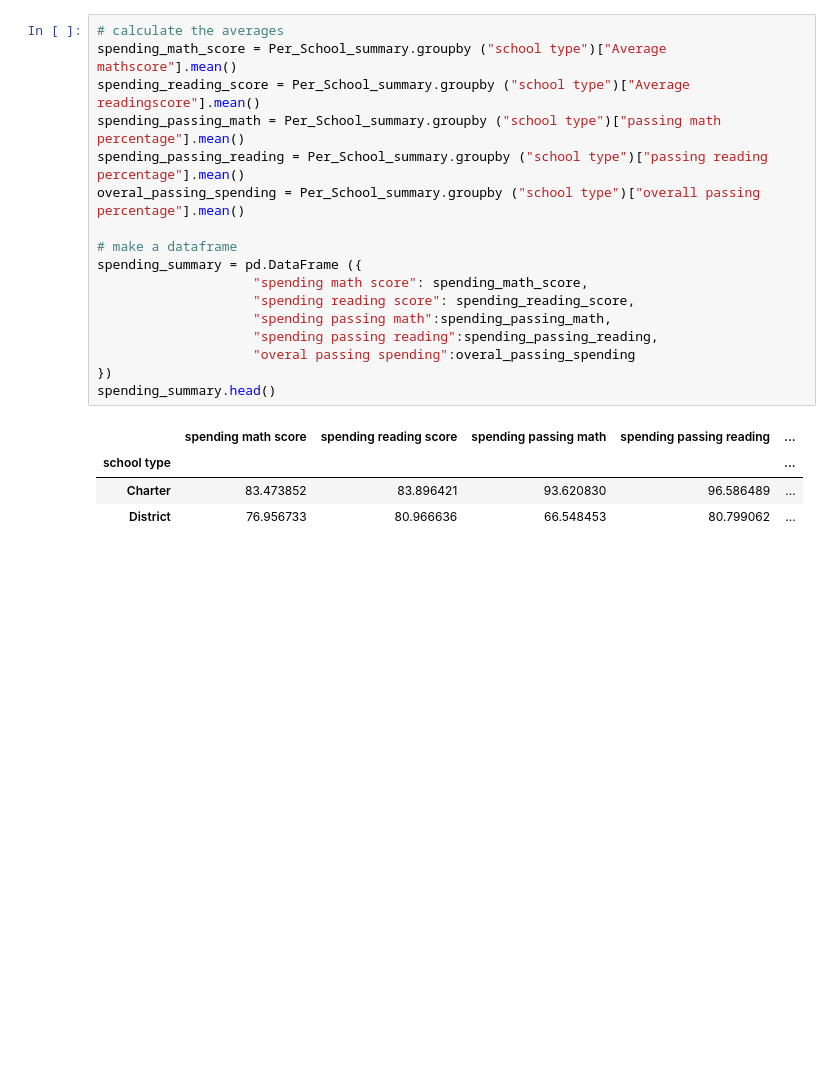
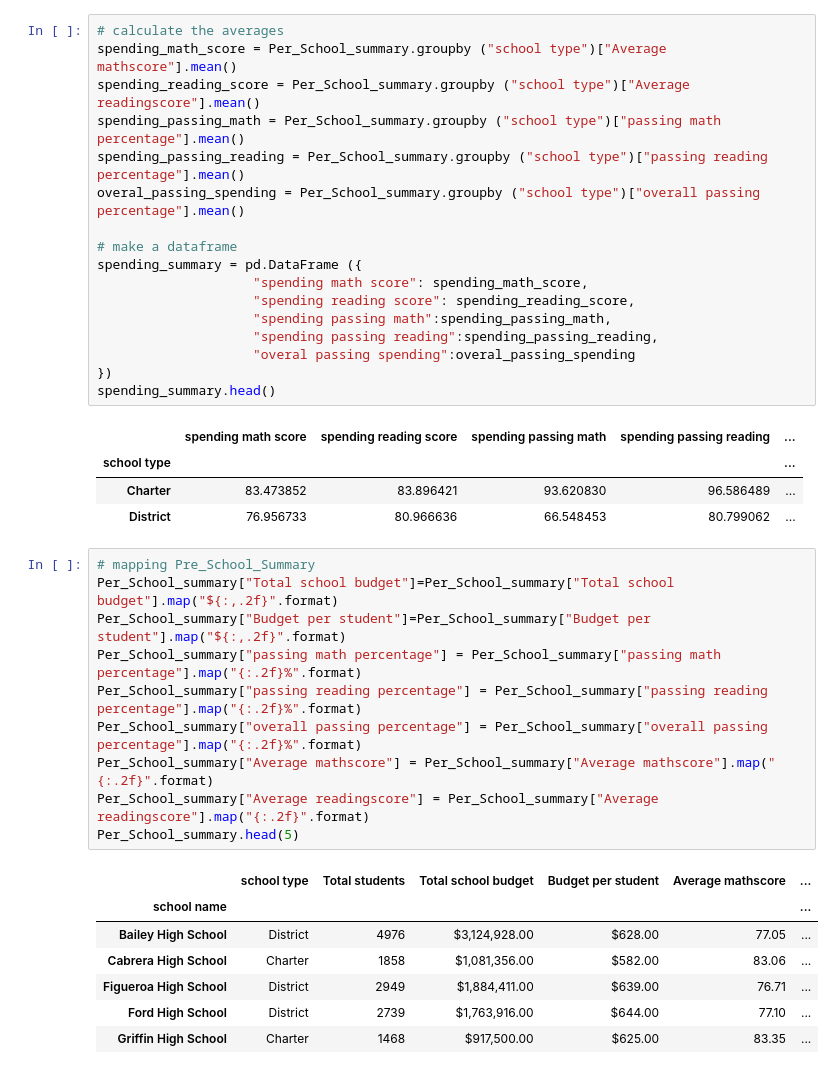
Before and after one commit to FNAGHAV/pandas-challenge, a Jupyter notebook: PyCitySchools/main.ipynb, the cells around one changed output. Drawn from its saved outputs; the diff is of its cells as text; blank space fills up the shorter version.

```diff
--- a/PyCitySchools/main.ipynb
+++ b/PyCitySchools/main.ipynb
@@ -553,3 +560,21 @@ spending_summary.head()
 | school type |  |  |  |  | ... |
 | Charter | 83.473852 | 83.896421 | 93.620830 | 96.586489 | ... |
 | District | 76.956733 | 80.966636 | 66.548453 | 80.799062 | ... |
+# %%
+# mapping Pre_School_Summary
+Per_School_summary["Total school budget"]=Per_School_summary["Total school budget"].map("${:,.2f}".format)
+Per_School_summary["Budget per student"]=Per_School_summary["Budget per student"].map("${:,.2f}".format)
+Per_School_summary["passing math percentage"] = Per_School_summary["passing math percentage"].map("{:.2f}%".format)
+Per_School_summary["passing reading percentage"] = Per_School_summary["passing reading percentage"].map("{:.2f}%".format)
+Per_School_summary["overall passing percentage"] = Per_School_summary["overall passing percentage"].map("{:.2f}%".format)
+Per_School_summary["Average mathscore"] = Per_School_summary["Average mathscore"].map("{:.2f}".format)
+Per_School_summary["Average readingscore"] = Per_School_summary["Average readingscore"].map("{:.2f}".format)
+Per_School_summary.head(5)
+# %% [output]
+|  | school type | Total students | Total school budget | Budget per student | Average mathscore | ... |
+| school name |  |  |  |  |  | ... |
+| Bailey High School | District | 4976 | $3,124,928.00 | $628.00 | 77.05 | ... |
+| Cabrera High School | Charter | 1858 | $1,081,356.00 | $582.00 | 83.06 | ... |
+| Figueroa High School | District | 2949 | $1,884,411.00 | $639.00 | 76.71 | ... |
+| Ford High School | District | 2739 | $1,763,916.00 | $644.00 | 77.10 | ... |
+| Griffin High School | Charter | 1468 | $917,500.00 | $625.00 | 83.35 | ... |
```
Also changed, not shown: parts of 3 cells of this notebook, 1 other file.
